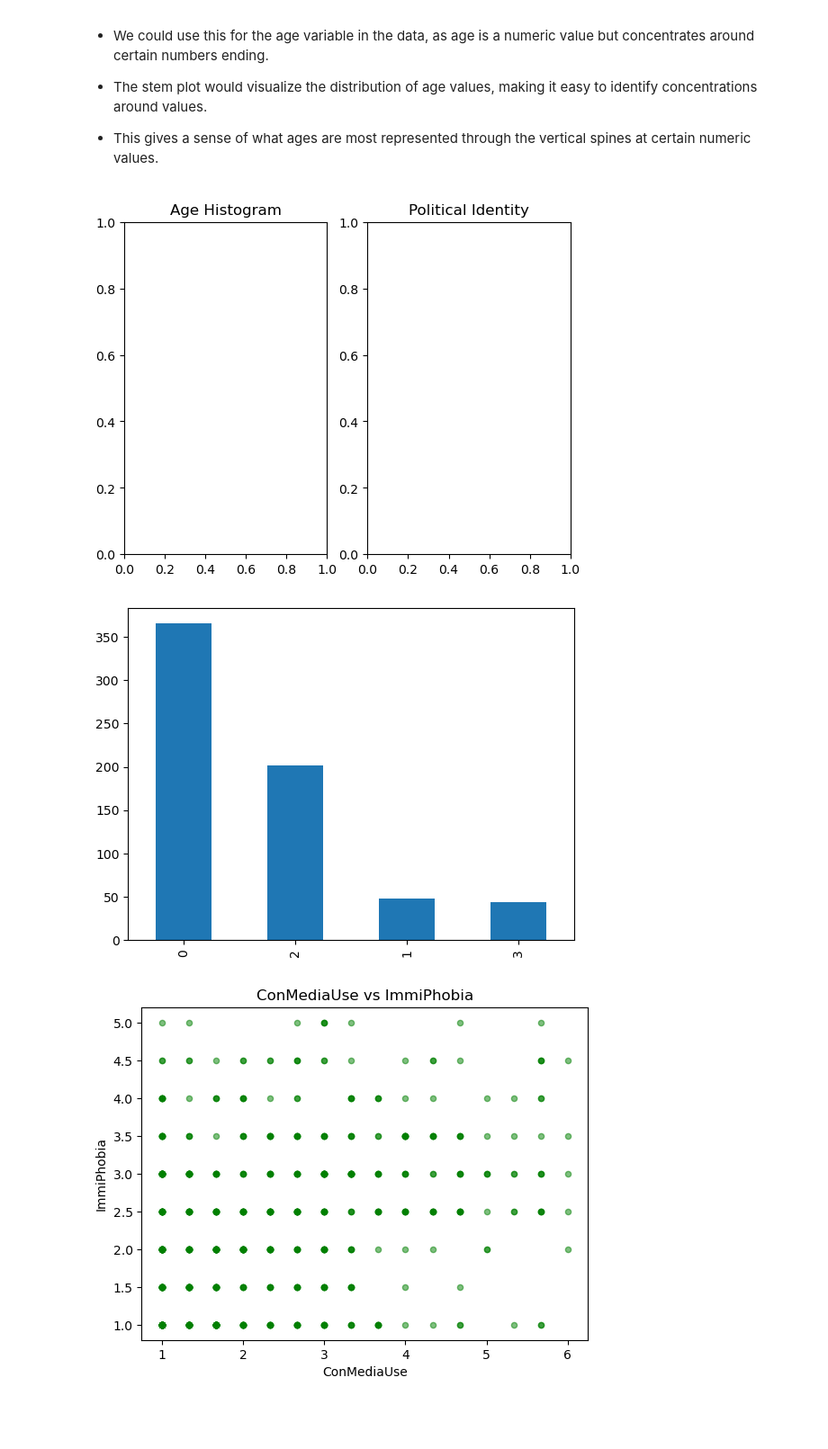
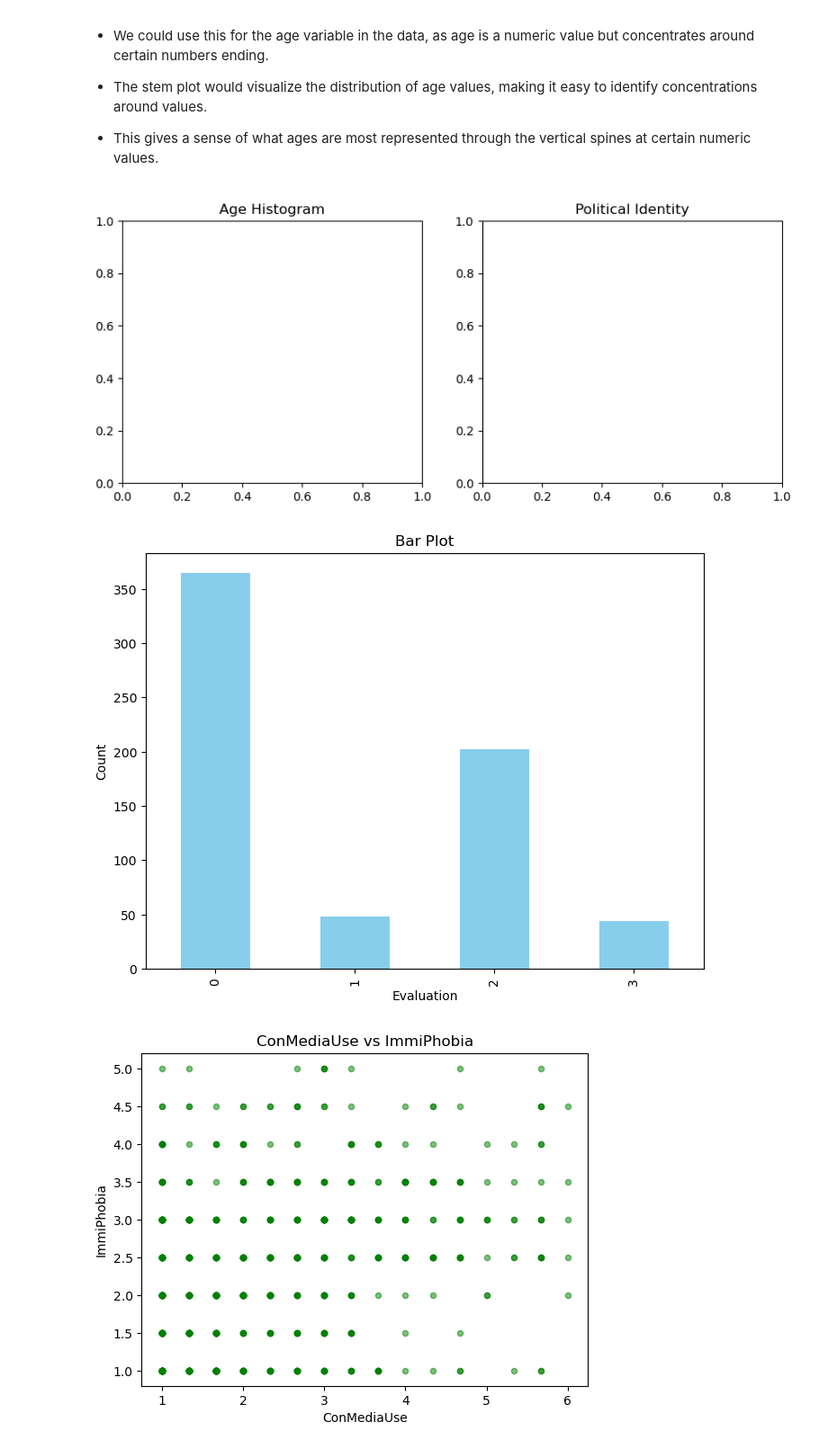
Before and after one commit to harshithreddy9121/Business-analytics, a Jupyter notebook: Matplotlib_Challenge_Suram.ipynb, the cells around one changed output. Shown: that part at 90% size. Saved outputs shown, nothing was run; the diff lists cells and outputs as text; code cells hidden in the pictures; blank space fills up the shorter version.

```diff
--- a/Matplotlib_Challenge_Suram.ipynb
+++ b/Matplotlib_Challenge_Suram.ipynb
@@ -11,26 +11,33 @@
 # %%
 
 import pandas as pd
 import matplotlib.pyplot as plt
 
 # Import the CSV file and convert it to a DataFrame object
 df = pd.read_csv("C:\\Users\\Harsh\\interactive_Data\\cces_example_data.csv")
 
-
 # Create an empty figure with two axes
-fig, (ax1, ax2) = plt.subplots(1, 2)
+fig, (ax1, ax2) = plt.subplots(1, 2, figsize=(10, 4))
 
 # Set the titles for the axes
 ax1.set_title('Age Histogram')
 ax2.set_title('Political Identity')
 
 # Create a figure with a bar plot of the 'Evaluation' variable
-fig2, ax3 = plt.subplots()
-df['Evaluation'].value_counts().plot(kind='bar', ax=ax3)
+fig2, ax3 = plt.subplots(figsize=(8, 6))
+# Create a bar plot for the 'Evaluation' variable
+df['Evaluation'].value_counts().sort_index().plot(kind='bar', ax=ax3, color='skyblue')
+
+# Set labels and title
+ax3.set_xlabel('Evaluation')
+ax3.set_ylabel('Count')
+ax3.set_title('Bar Plot')
+
+# Show the figures
 plt.show()
 # %% [output]
-[figure, old version]
+[figure, new version]
-[figure, old version]
+[figure, new version]
 # %%
 # Plotting scatter Plot
 fig3, ax4 = plt.subplots()
```
